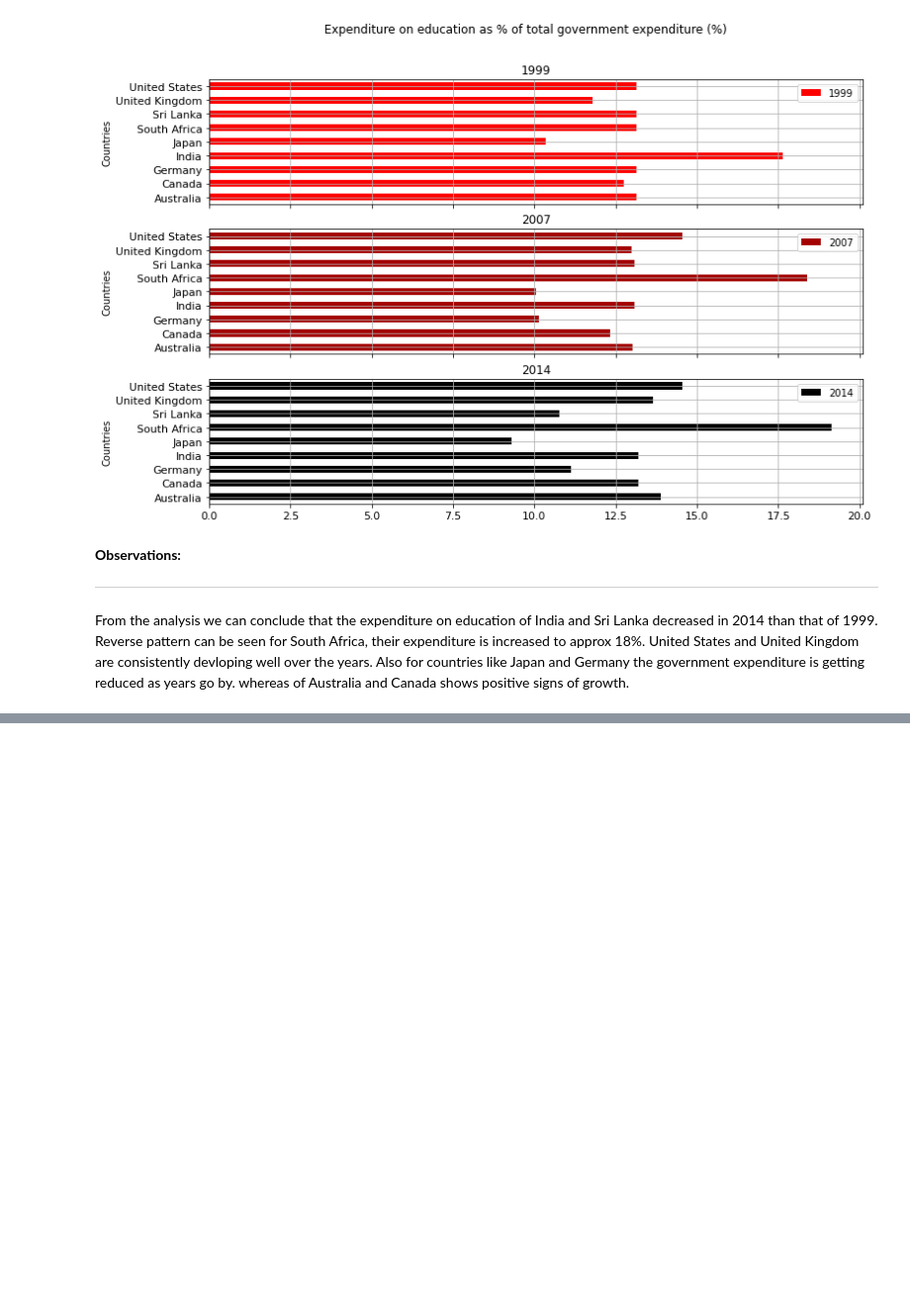
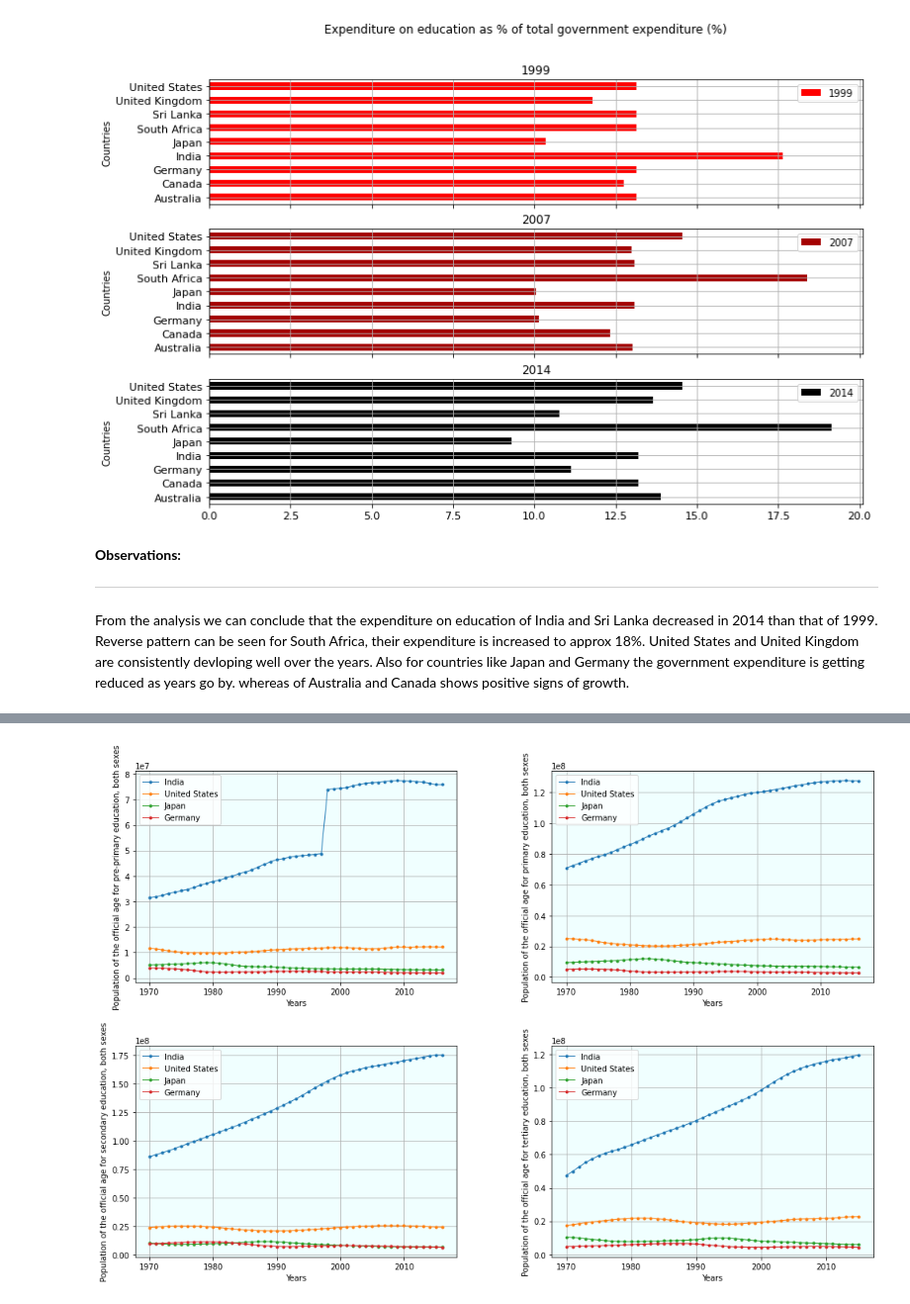
Before and after one commit to DS-Shubham-Pandey/World-Bank-Global-Education-Analysis, a Jupyter notebook: World_Bank_Global_Education_Analysis_Capstone_Project.ipynb, the cells around one changed output, grey strips where cells are left out. Shown: that part at 99% size. Cells and saved outputs as stored; diff of their text form; code cells hidden in the pictures; blank space fills up the shorter version.

```diff
--- a/World_Bank_Global_Education_Analysis_Capstone_Project.ipynb
+++ b/World_Bank_Global_Education_Analysis_Capstone_Project.ipynb
@@ -674,0 +853,12 @@ Also for countries like Japan and Germany the government expenditure is getting
+# %%
+# Since there's only one or two missing values, we can just fill them
+# with the value available in previous row. It won't have much effect on our graph.
+# Here this loop will fill null values for all indicators with their respective previous value.
+
+for i in range(len(Population_indicators)):
+
+  # Calling fillna function on all indicator matrices.
+  Population_indicators[i][0].fillna(method = "ffill", inplace = True)
+
+# Display Cleaned Matrix for first indicator.
+Population_indicators[0][0]
@@ -674,0 +889,36 @@ Also for countries like Japan and Germany the government expenditure is getting
+# %%
+# defining a subplot object such that we can plot all 4 indicators on the same figure.
+figure, axes = plt.subplots(nrows = 2, ncols = 2)
+
+# using tight_layout() to get more distinct graphs.
+figure.tight_layout()
+
+# a variable to call indexes of Population_indicators for various indicators.
+k = 0
+
+# Defining Nested for loops to plot (2,2) matric subplots.
+for i in range(2):
+  for j in range(2):
+
+    # Plot function to plot various indicators.
+    Population_indicators[k][0].plot(x = "Year",
+                # passing list of countries selected to Y-axis.
+                y = ["India", "United States", "Japan", "Germany" ],
+                kind = 'line',
+                # since every element of the list is a tuple that holds two values i.e, dataframe and Indicator name.
+                # we can pass that indicator name as title. Also rejecting the string "(number)" from the end.
+                ylabel = (Population_indicators[k][1])[:-9],
+                xlabel = "Years", figsize = (15,10),
+                rot = 0,
+                grid = True,
+                marker = ".",
+                linewidth = 1,
+                # 'ax' takes subplot indexes as input to plot graphs accordingly.
+                ax = axes[i,j]).patch.set_facecolor('#f0ffff')
+
+    # Incrementing 'k'.
+    k = k + 1
+
+# Below is the Graph obtained by all 4 indicators as subplots.
+# %% [output]
+[figure, added]
```
Also changed, not shown: parts of 24 cells of this notebook.
